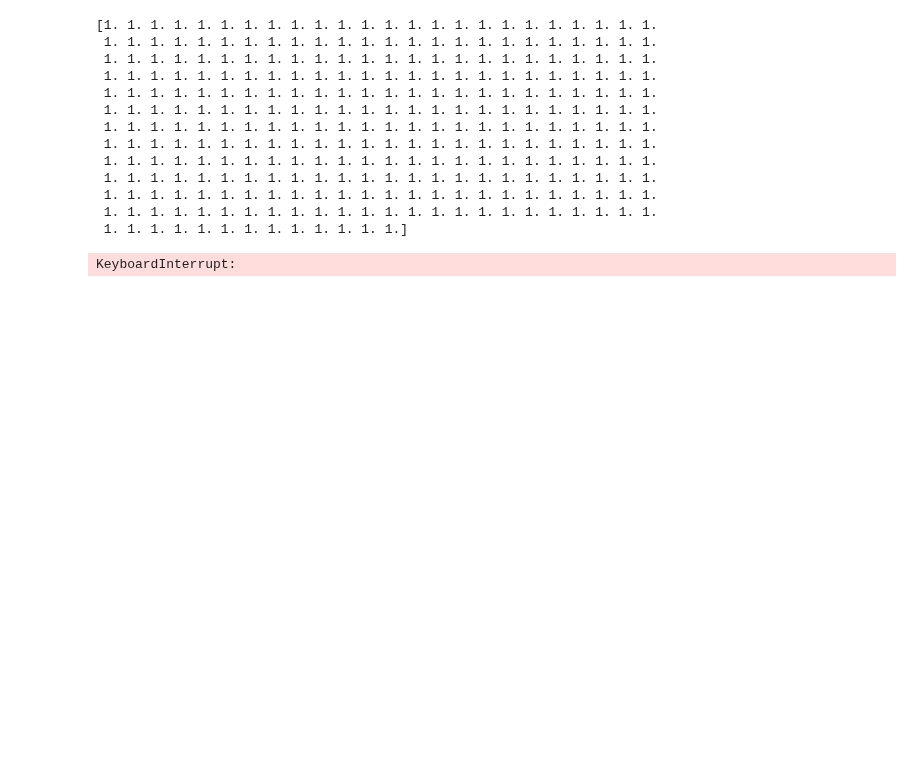
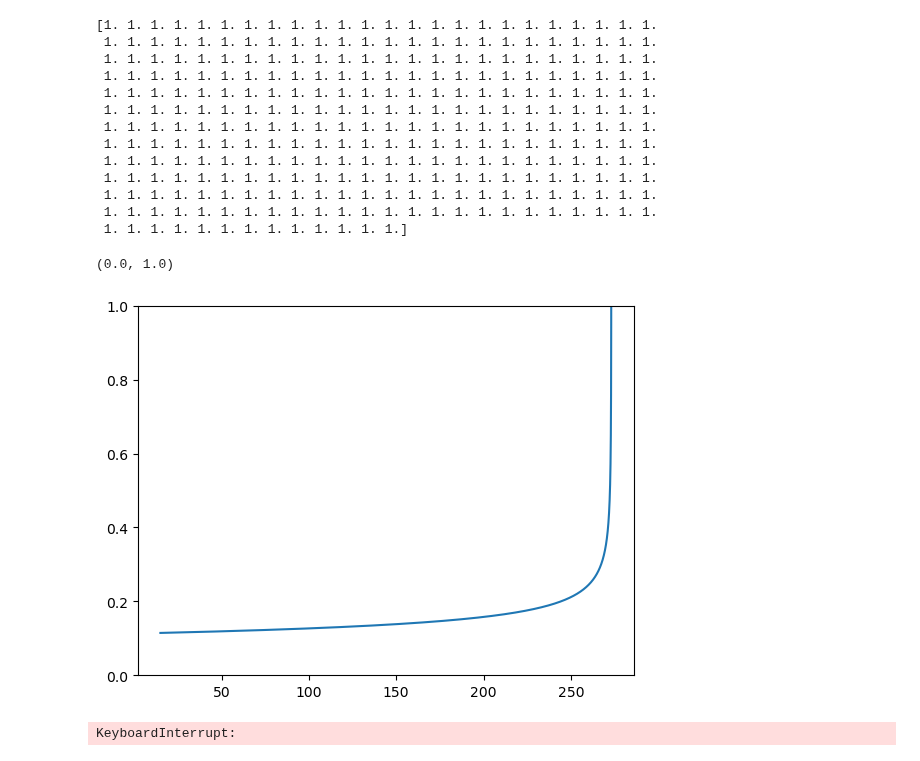
Before and after one commit to alexiak322/ceres-pingo-model, a Jupyter notebook: -1DHT-model-code/python/1DHT Model.ipynb, the cells around one changed output. Drawn from its saved outputs; the diff is of its cells as text; code cells hidden in the pictures; blank space fills up the shorter version.

Commit message:
trying to adapt new SFCs from Sizemore et al. (2015)

```diff
--- a/-1DHT-model-code/python/1DHT Model.ipynb
+++ b/-1DHT-model-code/python/1DHT Model.ipynb
@@ -278,9 +310,18 @@ f_w = np.zeros(nocell)
 f_ice = np.zeros(nocell)
 F_soil = np.zeros(nocell)
 
-# assign values to f_w first, since this is info from SFC
-for i in range(len(T_ini)): #len(T_ini) = nocell
-    f_w[i] = get_fw(T_ini[i])
+#following variables from Sizemore et al. (2015)
+T_f = 0.05102
+beta = 0.254
+w = 0.957725 #Hornum SFC constant
+
+# assign values to f_i first, since this is info from SFC
+for i in range(nocell): #len(T_ini) = nocell
+    if T_ini[i] >= 273.15:
+        f_w[i] = 1
+    else:
+        f_w[i] = calculate_fw(T_ini[i], T_f, beta)
+        #f_w[i] = np.exp(-((T_ini[i]-273.15)/w)**2) #Hornum SFC
 
 #using f_w values, assign initial values of other fraction arrays
 for i in range(nocell):
@@ -311,6 +352,13 @@ print(f_w)
  1. 1. 1. 1. 1. 1. 1. 1. 1. 1. 1. 1. 1. 1. 1. 1. 1. 1. 1. 1. 1. 1. 1. 1.
  1. 1. 1. 1. 1. 1. 1. 1. 1. 1. 1. 1. 1. 1. 1. 1. 1. 1. 1. 1. 1. 1. 1. 1.
  1. 1. 1. 1. 1. 1. 1. 1. 1. 1. 1. 1. 1.]
+# %%
+t_test = np.arange(15,273.15,0.01)
+plt.plot(t_test, (Tf/(273.15-t_test))**beta)
+plt.ylim(0,1)
+# %% [output]
+(0.0, 1.0)
+[figure, added]
 # %%
 ### Numerical Model ###
 from line_profiler import LineProfiler
```
Also changed, not shown: parts of 15 cells of this notebook, 3 other files.
